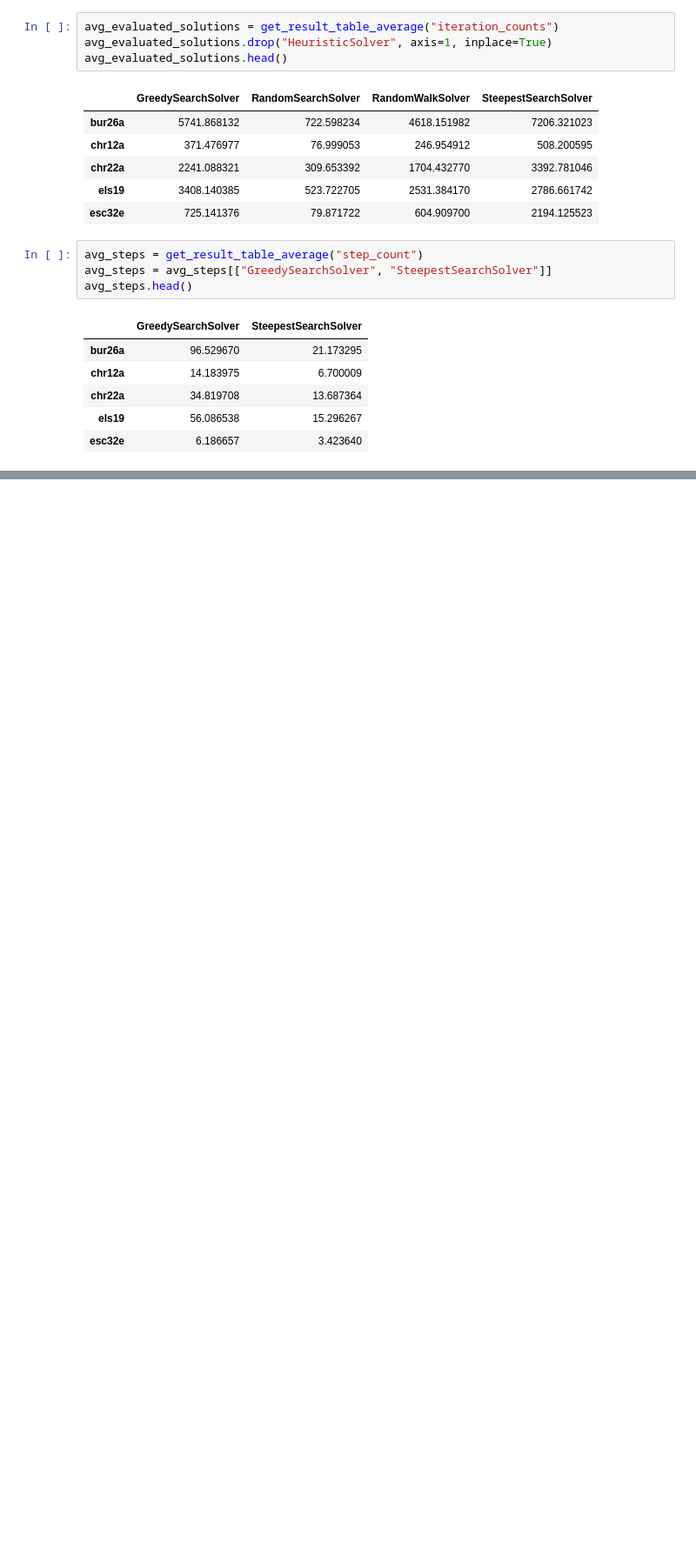
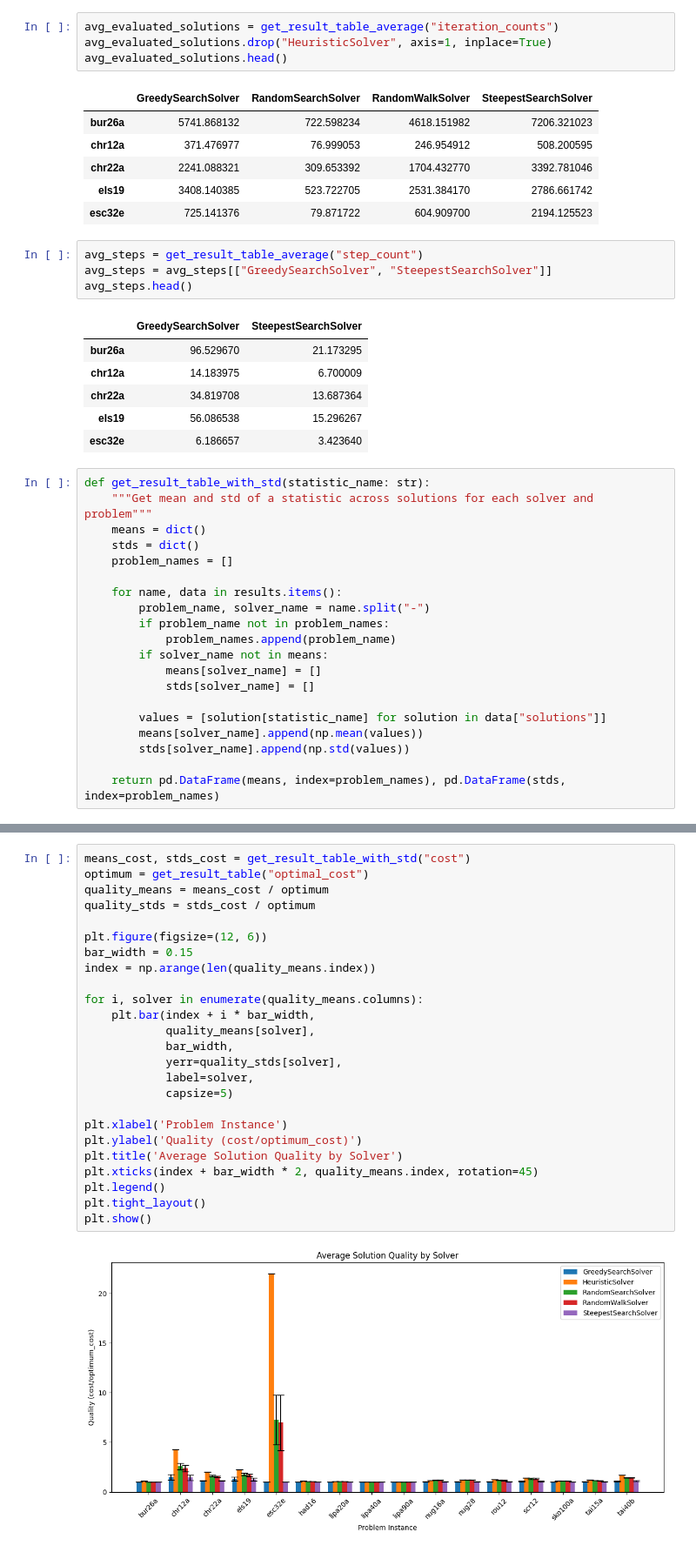
Before and after one commit to krzysztof-m-w/BIA, a Jupyter notebook: result_analysis.ipynb, the cells around one changed output, grey strips where cells are left out. Shown at 87% size. Saved outputs shown, nothing was run; the diff lists cells and outputs as text; blank space fills up the shorter version.

Commit message:
add plots

```diff
--- a/result_analysis.ipynb
+++ b/result_analysis.ipynb
@@ -89,3 +89,23 @@ avg_steps.head()
 | chr22a | 34.819708 | 13.687364 |
 | els19 | 56.086538 | 15.296267 |
 | esc32e | 6.186657 | 3.423640 |
+# %%
+def get_result_table_with_std(statistic_name: str):
+    """Get mean and std of a statistic across solutions for each solver and problem"""
+    means = dict()
+    stds = dict()
+    problem_names = []
+
+    for name, data in results.items():
+        problem_name, solver_name = name.split("-")
+        if problem_name not in problem_names:
+            problem_names.append(problem_name)
+        if solver_name not in means:
+            means[solver_name] = []
+            stds[solver_name] = []
+
+        values = [solution[statistic_name] for solution in data["solutions"]]
+        means[solver_name].append(np.mean(values))
+        stds[solver_name].append(np.std(values))
+
+    return pd.DataFrame(means, index=problem_names), pd.DataFrame(stds, index=problem_names)
@@ -91,0 +114,27 @@ avg_steps.head()
+# %%
+means_cost, stds_cost = get_result_table_with_std("cost")
+optimum = get_result_table("optimal_cost")
+quality_means = means_cost / optimum
+quality_stds = stds_cost / optimum
+
+plt.figure(figsize=(12, 6))
+bar_width = 0.15
+index = np.arange(len(quality_means.index))
+
+for i, solver in enumerate(quality_means.columns):
+    plt.bar(index + i * bar_width,
+            quality_means[solver],
+            bar_width,
+            yerr=quality_stds[solver],
+            label=solver,
+            capsize=5)
+
+plt.xlabel('Problem Instance')
+plt.ylabel('Quality (cost/optimum_cost)')
+plt.title('Average Solution Quality by Solver')
+plt.xticks(index + bar_width * 2, quality_means.index, rotation=45)
+plt.legend()
+plt.tight_layout()
+plt.show()
+# %% [output]
+[figure, added]
```
Also changed, not shown: parts of 10 cells of this notebook.
